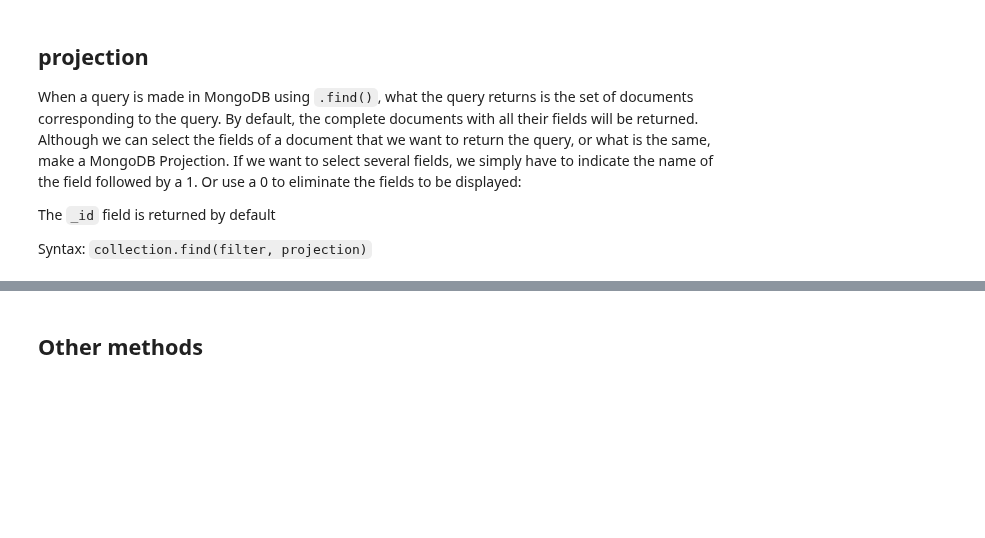
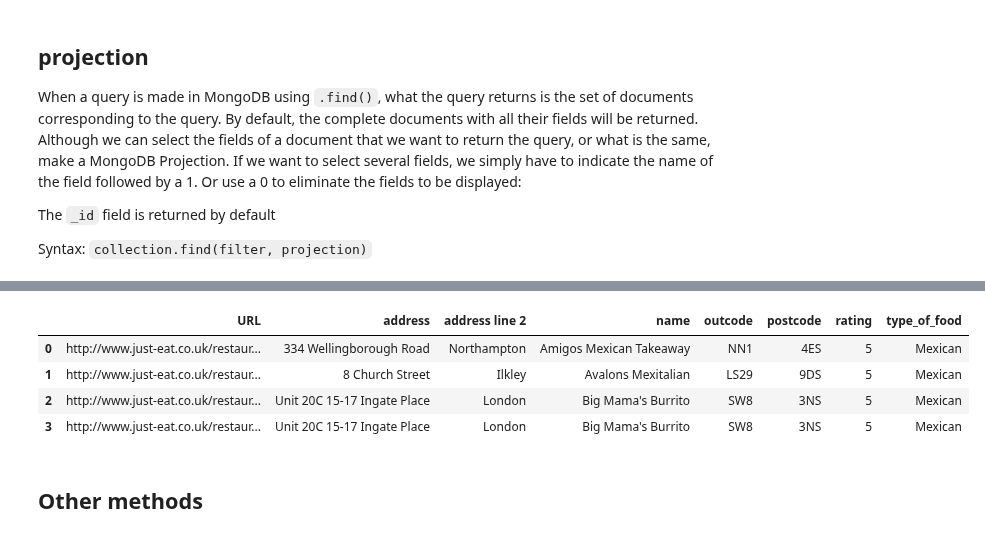
Before and after one commit to Ironhack-data-bcn-january-2023/lectures, a Jupyter notebook: week-4/02-MongoDB.ipynb, the cells around one changed output, grey strips where cells are left out. Drawn from its saved outputs; the diff is of its cells as text; code cells hidden in the pictures; blank space fills up the shorter version.

```diff
--- a/week-4/02-MongoDB.ipynb
+++ b/week-4/02-MongoDB.ipynb
@@ -48,3 +48,5 @@ import time
 # %% [markdown]
 ### We connect to the server
 The Mongo server has to be up and is normally running on port 27017, it always connects to this port by default
+# %%
+client = MongoClient("localhost:27017")
@@ -51,2 +67,4 @@ The Mongo server has to be up and is normally running on port 27017, it always c
 # %% [markdown]
 ### We connect to the database
+# %%
+db = client["Ironhack"]
@@ -52,0 +75,3 @@ The Mongo server has to be up and is normally running on port 27017, it always c
+# %%
+c = db.get_collection("restaurants")
+c
@@ -101,0 +245,3 @@ Syntax:
+# %%
+result = list(c.find(filter = {"type_of_food":"Mexican", "rating":5}, projection = {"_id":0}))
+result
@@ -102,3 +266,12 @@ Syntax:
+# %%
+df = pd.DataFrame(result)
+df
+# %% [output]
+|  | URL | address | address line 2 | name | outcode | postcode | rating | type_of_food |
+| 0 | http://www.just-eat.co.uk/restaur... | 334 Wellingborough Road | Northampton | Amigos Mexican Takeaway | NN1 | 4ES | 5 | Mexican |
+| 1 | http://www.just-eat.co.uk/restaur... | 8 Church Street | Ilkley | Avalons Mexitalian | LS29 | 9DS | 5 | Mexican |
+| 2 | http://www.just-eat.co.uk/restaur... | Unit 20C 15-17 Ingate Place | London | Big Mama's Burrito | SW8 | 3NS | 5 | Mexican |
+| 3 | http://www.just-eat.co.uk/restaur... | Unit 20C 15-17 Ingate Place | London | Big Mama's Burrito | SW8 | 3NS | 5 | Mexican |
 # %% [markdown]
 ## Other methods
 # %% [markdown]
```
Also changed, not shown: parts of 40 cells of this notebook.
